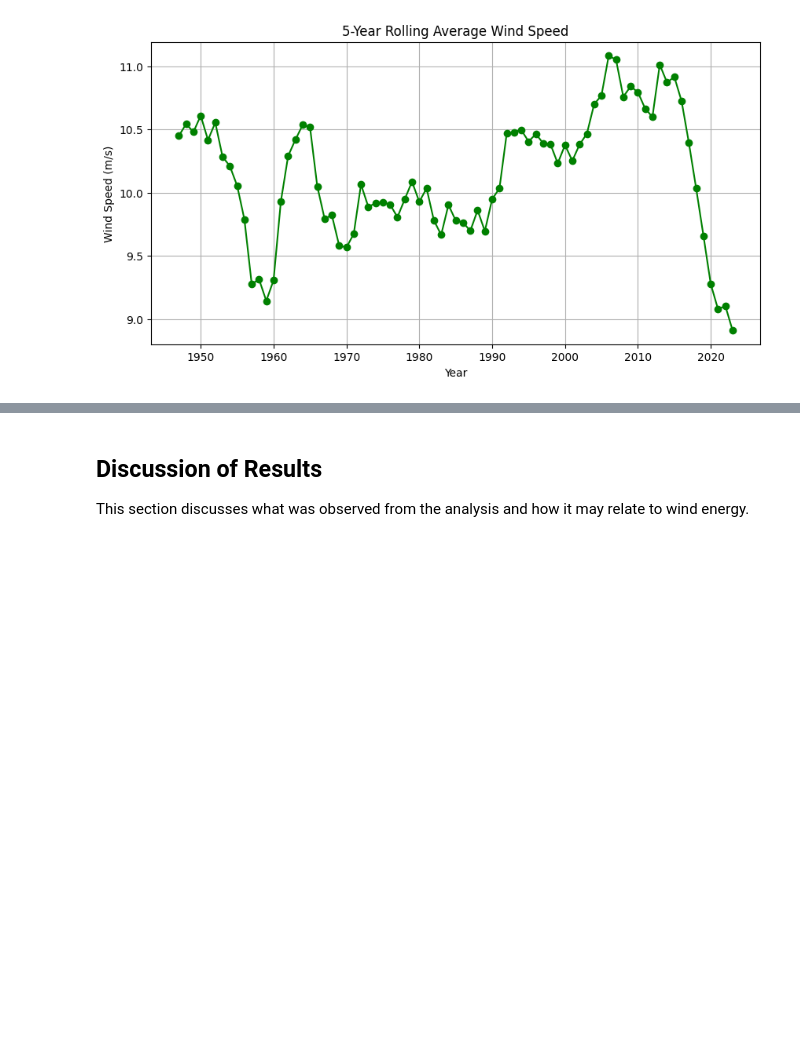
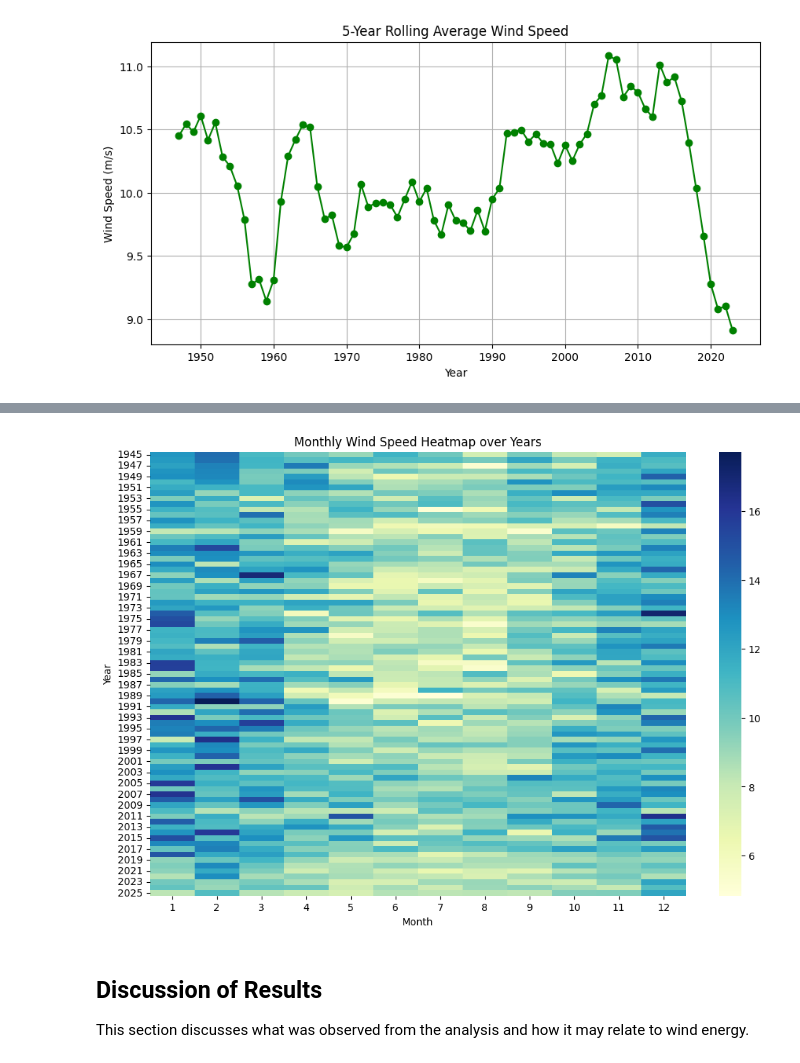
Before and after one commit to Svitlana937/PFDA, a Jupyter notebook: project/wind_analisys.ipynb, the cells around one changed output, grey strips where cells are left out. Drawn from its saved outputs; the diff is of its cells as text; code cells hidden in the pictures; blank space fills up the shorter version.

```diff
--- a/project/wind_analisys.ipynb
+++ b/project/wind_analisys.ipynb
@@ -117,3 +141,16 @@ plt.show()
+# %%
+# Plot heatmap of monthly wind speeds over years.
+
+pivot_table = wind_simple.pivot_table(values='Wind', index='Year', columns='Month', aggfunc='mean')
+
+plt.figure(figsize=(12, 8))
+sns.heatmap(pivot_table, cmap="YlGnBu")
+plt.title("Monthly Wind Speed Heatmap over Years")
+plt.xlabel("Month")
+plt.ylabel("Year")
+plt.show()
+# %% [output]
+[figure, added]
 # %% [markdown]
 ## Discussion of Results
 
```
Also changed, not shown: parts of 5 cells of this notebook.
